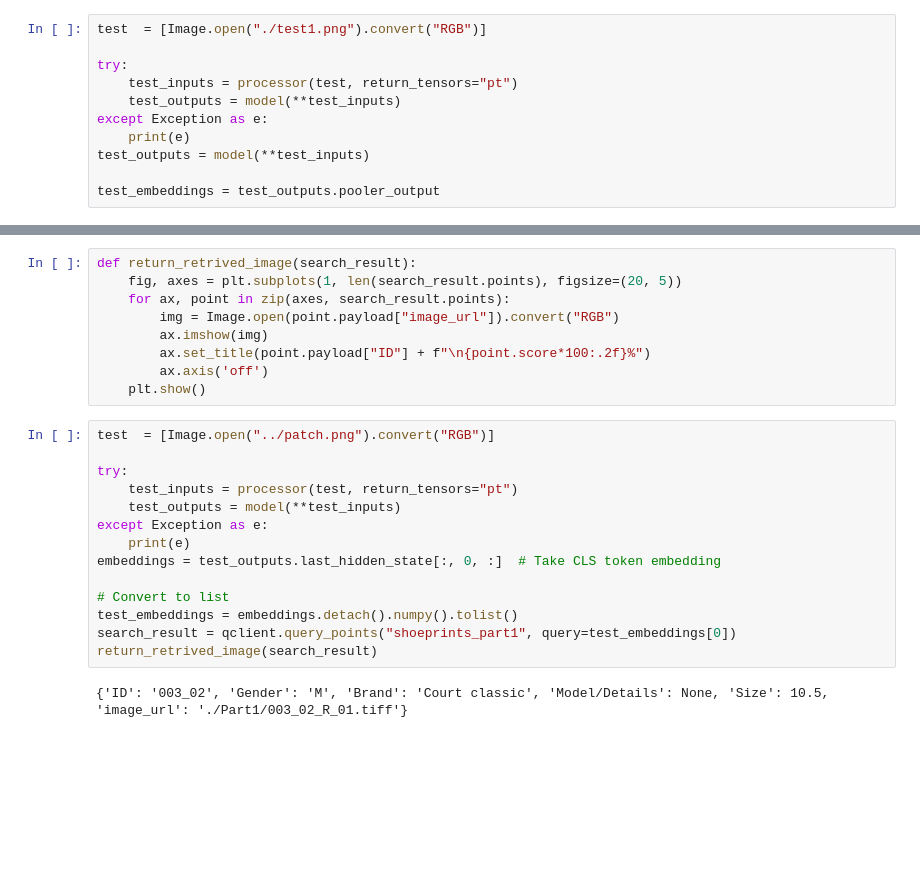
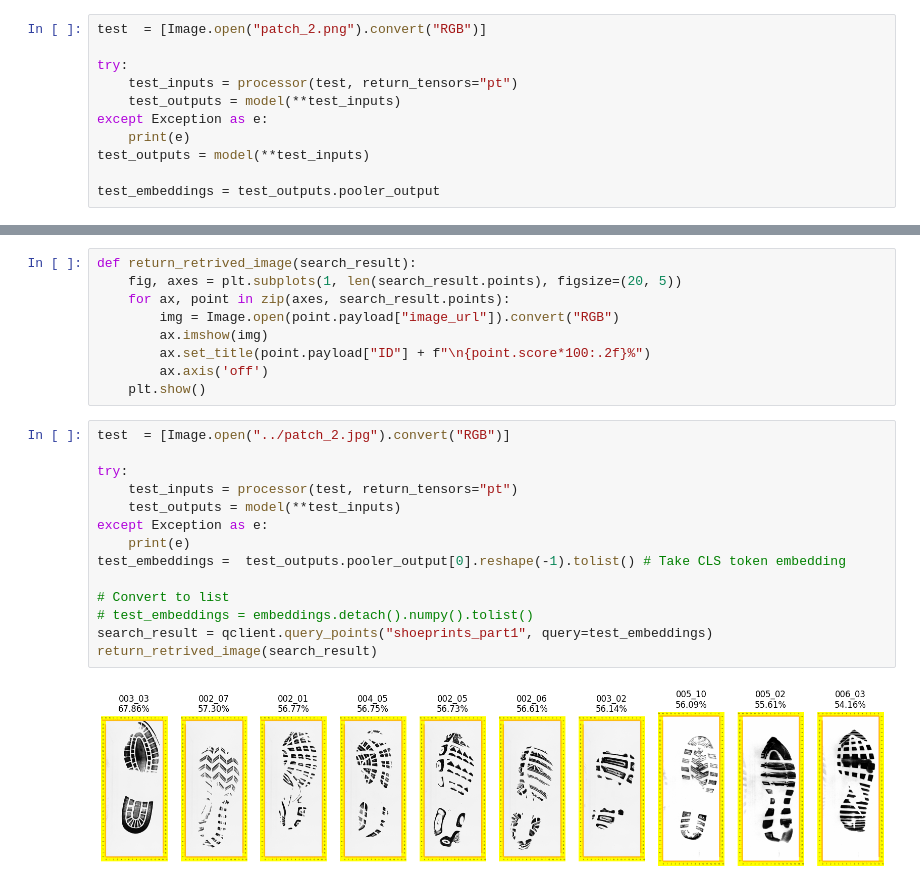
Before and after one commit to VarunNair03/SoleTruth, a Jupyter notebook: retrieval/ResNet-RetrievalTest.ipynb, the cells around one changed output, grey strips where cells are left out. Saved outputs shown, nothing was run; the diff lists cells and outputs as text; blank space fills up the shorter version.

```diff
--- a/retrieval/ResNet-RetrievalTest.ipynb
+++ b/retrieval/ResNet-RetrievalTest.ipynb
@@ -12,7 +12,7 @@ model = ResNetModel.from_pretrained("microsoft/resnet-50")
 # %% [output]
 Using a slow image processor as `use_fast` is unset and a slow processor was saved with this model. `use_fast=True` will be the default behavior in v4.48, even if the model was saved with a slow proce ...
 # %%
-test  = [Image.open("./test1.png").convert("RGB")]
+test  = [Image.open("patch_2.png").convert("RGB")]
 
 try:
     test_inputs = processor(test, return_tensors="pt")
@@ -79,18 +79,18 @@ def return_retrived_image(search_result):
         ax.axis('off')
     plt.show()
 # %%
-test  = [Image.open("../patch.png").convert("RGB")]
+test  = [Image.open("../patch_2.jpg").convert("RGB")]
 
 try:
     test_inputs = processor(test, return_tensors="pt")
     test_outputs = model(**test_inputs)
 except Exception as e:
     print(e)
-embeddings = test_outputs.last_hidden_state[:, 0, :]  # Take CLS token embedding
+test_embeddings =  test_outputs.pooler_output[0].reshape(-1).tolist() # Take CLS token embedding
 
 # Convert to list
-test_embeddings = embeddings.detach().numpy().tolist()
-search_result = qclient.query_points("shoeprints_part1", query=test_embeddings[0])
+# test_embeddings = embeddings.detach().numpy().tolist()
+search_result = qclient.query_points("shoeprints_part1", query=test_embeddings)
 return_retrived_image(search_result)
 # %% [output]
-{'ID': '003_02', 'Gender': 'M', 'Brand': 'Court classic', 'Model/Details': None, 'Size': 10.5, 'image_url': './Part1/003_02_R_01.tiff'}
+[figure, added]
```
Also changed, not shown: 1 other file.
